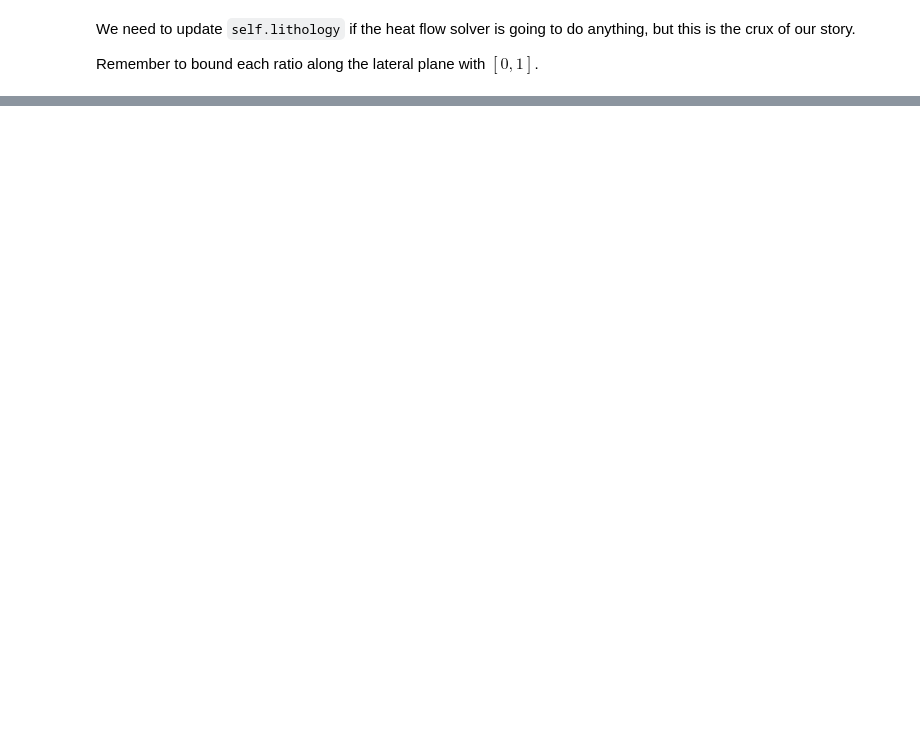
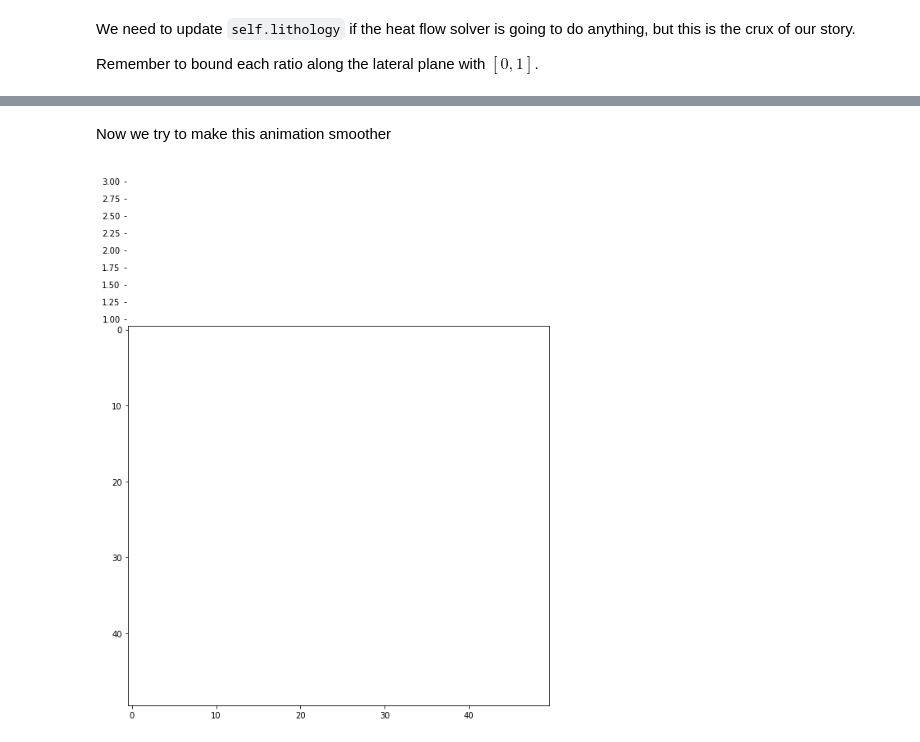
Before and after one commit to brmather/conduction, a Jupyter notebook: Notebooks/Inversion benchmark - centroid distance.ipynb, the cells around one changed output, grey strips where cells are left out. Cells and saved outputs as stored; diff of their text form; code cells hidden in the pictures; blank space fills up the shorter version.

```diff
--- a/Notebooks/Inversion benchmark - centroid distance.ipynb
+++ b/Notebooks/Inversion benchmark - centroid distance.ipynb
@@ -509,0 +646,71 @@ ncells.astype(int)
+# %% [markdown]
+Now we try to make this animation smoother
+# %%
+def reconstruct_HP_qs(x, ncol, inv):
+    ncells = forward_model_ncells(xi, ncol, inv)
+    lithology_new = construct_lithology(inv, ncells)
+
+    HP = np.zeros_like(lithology_new, dtype=np.float)
+    for l, lith in enumerate(inv.lithology_index):
+        mask = lithology_new == lith
+        HP[mask] = xi[l]
+
+    qs = np.sum(HP*inv.grid_delta[0], axis=0)
+    return HP, qs
+
+def plot_qs(ax, qs):
+    ax.get_xaxis().set_visible(False)
+    ax.set_yticklabels([])
+    ax.set_frame_on(False)
+    ax.grid(True)
+    ax.plot(inv.mesh.grid_coords[0], qobs, label=r'$q_{\mathrm{obs}}$')
+    ax.plot(inv.mesh.grid_coords[0], qs, label=r'$q_{s}$')
+    ax.legend()
+    return
+
+def plot_HP(ax, HP):
+    ax.axis('off')
+    ax.imshow(HP, aspect=0.9, cmap=cmx.YlOrRd, vmin=min_HP, vmax=max_HP)
+    return
+
+
+FFMpegWriter = manimation.writers['ffmpeg']
+metadata = dict(title='Movie Test', artist='Matplotlib',
+        comment='Movie support!')
+fps = 10
+framerate = 25
+writer = FFMpegWriter(fps=framerate, metadata=metadata)
+
+frame_scale = np.linspace(0, 1, framerate-fps)
+
+
+fig = plt.figure(1, figsize=(8, 10))
+gs = GridSpec(2,1, height_ratios=[2,5], wspace=0.1, hspace=0.0)
+gs.update(left=0.05, right=0.95, bottom=0.05, top=0.95)
+
+
+with writer.saving(fig, 'sinusoidal_HP.mp4', 100):
+    for i in xrange(5, inv.niter-1):
+
+        xi0 = inv.store[i]
+        xi1 = inv.store[i+1]
+
+        for frame in frame_scale:
+            xi = xi0*(1.0 - frame) + xi1*frame
+
+            HP, qs = reconstruct_HP_qs(xi, ncol, inv)
+
+            # plot surface heat flow
+            ax1 = fig.add_subplot(gs[0], ylim=[qobs.min(), qobs.max()])
+            plot_qs(ax1, qs)
+
+            # plot lithology heat production
+            ax2 = fig.add_subplot(gs[1])
+            plot_HP(ax2, HP)
+
+            writer.grab_frame()
+
+            ax1.cla()
+            ax2.cla()
+# %% [output]
+[figure, added]
```
Also changed, not shown: parts of 13 cells of this notebook.
